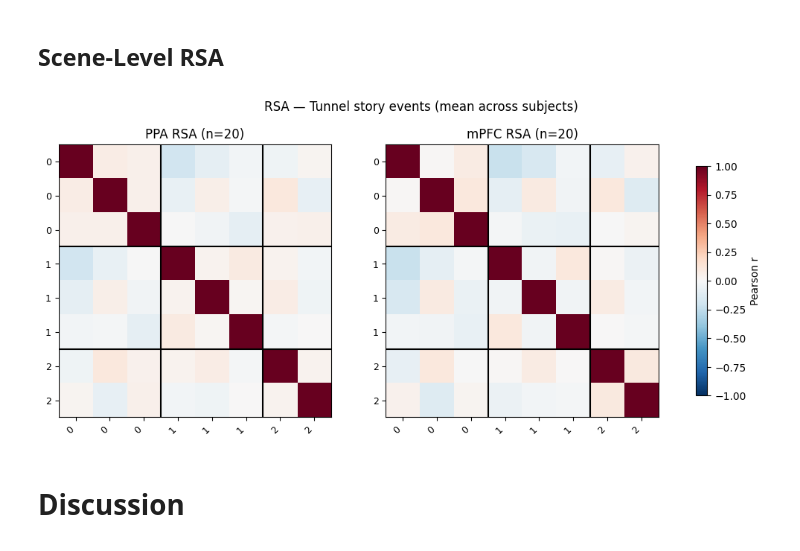
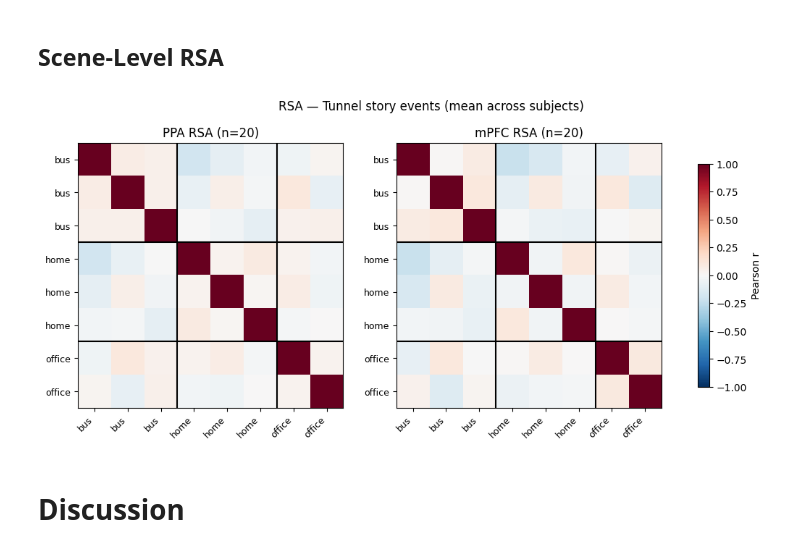
Before and after one commit to logflash/neu-scene-decoding, a Jupyter notebook: main.ipynb, the cells around one changed output. Saved outputs shown, nothing was run; the diff lists cells and outputs as text; code cells hidden in the pictures.

```diff
--- a/main.ipynb
+++ b/main.ipynb
@@ -535,6 +595,24 @@ N_PERM = 100000
 rng = np.random.default_rng(42)
 
 def permutation_test_mean(accs, chance, n_perm=10000):
+    """Return the observed mean and p-value for a permutation test.
+
+    Parameters:
+    ----------
+    accs: list of float
+        List of accuracy values.
+    chance: float
+        Chance level for the test.
+    n_perm: int
+        Number of permutations to perform.
+
+    Return:
+    ------
+    obs: float
+        Observed mean accuracy.
+    p: float
+        p-value from the permutation test.
+    """
     accs = np.array(accs)
     obs = accs.mean()
     centered = accs - chance
@@ -650,7 +728,7 @@ mean_ppa  = np.mean(rsa_ppa_list,  axis=0)
 mean_mpfc = np.mean(rsa_mpfc_list, axis=0)
 
 # Sort events by place label
-scene_labels  = y
+scene_labels  = [instance["scene"] for instance in instances]
 sort_order    = sorted(range(len(instances)), key=lambda i: scene_labels[i])
 sorted_labels = [scene_labels[i] for i in sort_order]
 
@@ -658,34 +736,50 @@ sorted_labels = [scene_labels[i] for i in sort_order]
 counts, prev = [], None
 for lbl in sorted_labels:
     if lbl != prev:
         counts.append(1)
         prev = lbl
     else:
         counts[-1] += 1
 
 def _plot_rsa(ax, matrix, title):
+    """Plot RSA matrix for a given region.
+
+    Parameters:
+    ----------
+    ax: matplotlib axes
+        Axes object for plotting.
+    matrix: numpy array
+        RSA matrix to plot.
+    title: str
+        Title for the plot.
+
+    Return:
+    ------
+    img: matplotlib image
+        The image object created by imshow, for use in colorbar.
+    """
     mat_sorted = matrix[np.ix_(sort_order, sort_order)]
     img = ax.imshow(mat_sorted, cmap='RdBu_r', vmin=-1, vmax=1)
     cum = 0
     for c in counts[:-1]:
         cum += c
         ax.axhline(cum - 0.5, color='k', linewidth=1.5)
         ax.axvline(cum - 0.5, color='k', linewidth=1.5)
     ax.set_xticks(range(len(sorted_labels)))
     ax.set_yticks(range(len(sorted_labels)))
     ax.set_xticklabels(sorted_labels, rotation=45, ha='right', fontsize=9)
     ax.set_yticklabels(sorted_labels, fontsize=9)
     ax.set_title(title)
     return img
 
 fig, axes = plt.subplots(1, 2, figsize=(13, 5))
 _plot_rsa(axes[0], mean_ppa,  f'PPA RSA (n={len(rsa_ppa_list)})')
 img = _plot_rsa(axes[1], mean_mpfc, f'mPFC RSA (n={len(rsa_mpfc_list)})')
 fig.colorbar(img, ax=axes, label='Pearson r', shrink=0.8)
 plt.suptitle('RSA — Tunnel story events (mean across subjects)', fontsize=12)
 plt.show()
 # %% [output]
-[figure, old version]
+[figure, new version]
 # %% [markdown]
 # Discussion
 # %% [markdown]
```
Also changed, not shown: parts of 4 cells of this notebook, 1 other file.
